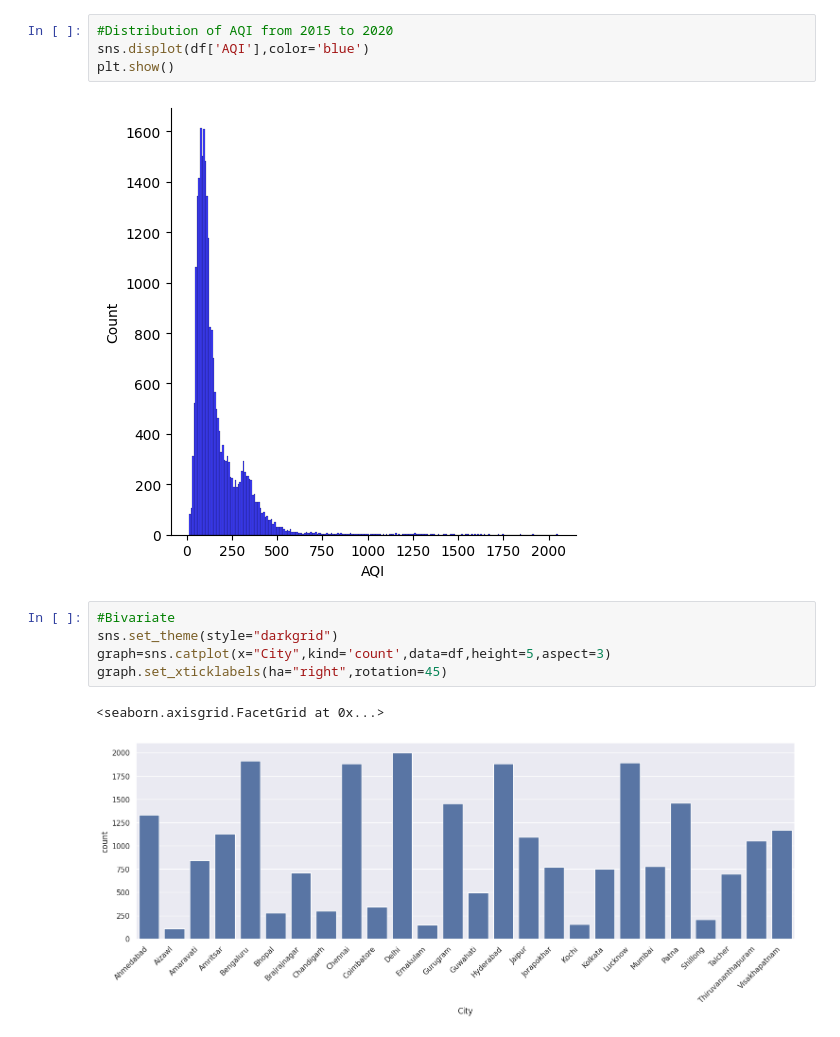
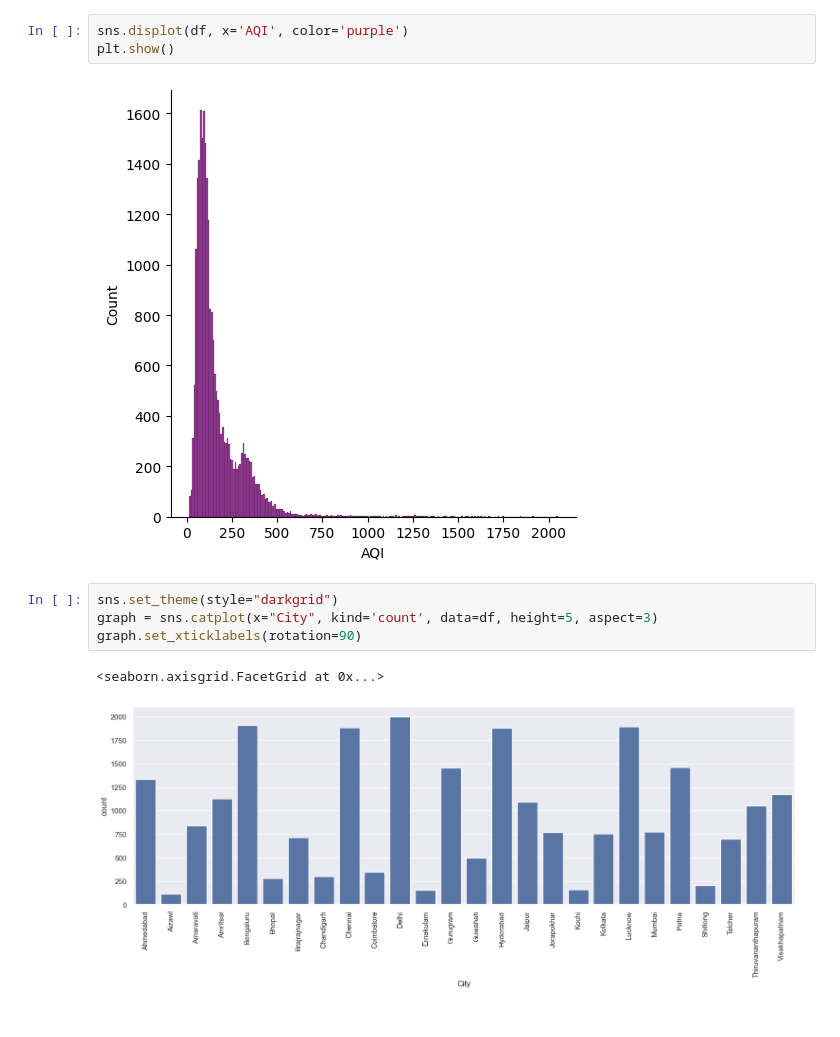
Before and after one commit to rajashekarbumandla/AIR-QUALITY-INDEX-PREDICTON-MODEL, a Jupyter notebook: Air Quality index prediction.ipynb, the cells around one changed output. Drawn from its saved outputs; the diff is of its cells as text.

```diff
--- a/Air Quality index prediction.ipynb
+++ b/Air Quality index prediction.ipynb
@@ -130,15 +136,13 @@ plt.show()
 # %%
-#Distribution of AQI from 2015 to 2020
-sns.displot(df['AQI'],color='blue')
+sns.displot(df, x='AQI', color='purple')
 plt.show()
 # %% [output]
-[figure, old version]
+[figure, new version]
 # %%
-#Bivariate
 sns.set_theme(style="darkgrid")
-graph=sns.catplot(x="City",kind='count',data=df,height=5,aspect=3)
-graph.set_xticklabels(ha="right",rotation=45)
+graph = sns.catplot(x="City", kind='count', data=df, height=5, aspect=3)
+graph.set_xticklabels(rotation=90)
 # %% [output]
 <seaborn.axisgrid.FacetGrid at 0x...>
-[figure, old version]
+[figure, new version]
 # %%
```
Also changed, not shown: parts of 60 cells of this notebook.
